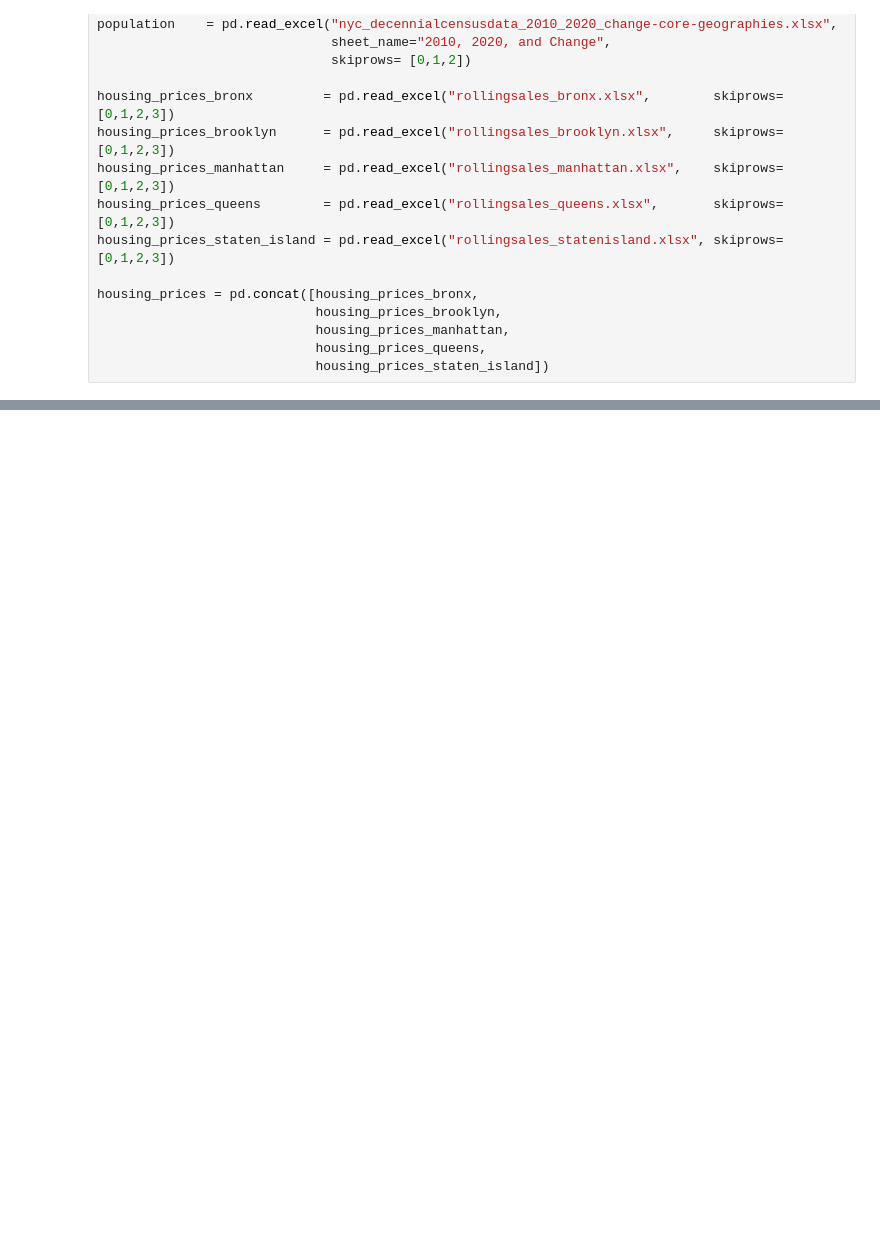
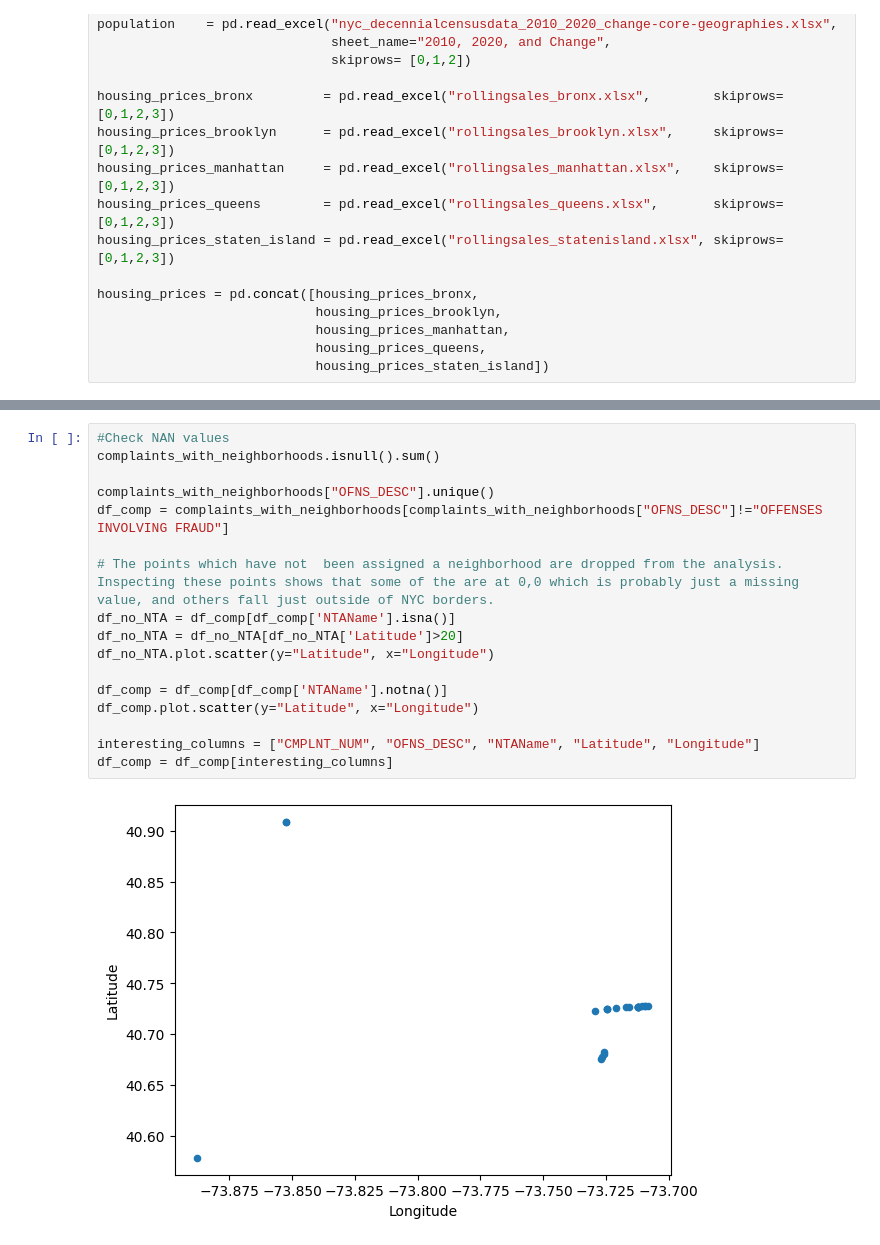
Before and after one commit to 20181867/AirBnBKnowledge, a Jupyter notebook: full_analysis.ipynb, the cells around one changed output, grey strips where cells are left out. Cells and saved outputs as stored; diff of their text form; blank space fills up the shorter version.

```diff
--- a/full_analysis.ipynb
+++ b/full_analysis.ipynb
@@ -285,0 +115,19 @@ fig.show()
+# %%
+#Check NAN values
+complaints_with_neighborhoods.isnull().sum()
+
+complaints_with_neighborhoods["OFNS_DESC"].unique()
+df_comp = complaints_with_neighborhoods[complaints_with_neighborhoods["OFNS_DESC"]!="OFFENSES INVOLVING FRAUD"]
+
+# The points which have not  been assigned a neighborhood are dropped from the analysis. Inspecting these points shows that some of the are at 0,0 which is probably just a missing value, and others fall just outside of NYC borders.
+df_no_NTA = df_comp[df_comp['NTAName'].isna()]
+df_no_NTA = df_no_NTA[df_no_NTA['Latitude']>20]
+df_no_NTA.plot.scatter(y="Latitude", x="Longitude")
+
+df_comp = df_comp[df_comp['NTAName'].notna()]
+df_comp.plot.scatter(y="Latitude", x="Longitude")
+
+interesting_columns = ["CMPLNT_NUM", "OFNS_DESC", "NTAName", "Latitude", "Longitude"]
+df_comp = df_comp[interesting_columns]
+# %% [output]
+[figure, added]
```
Also changed, not shown: parts of 52 cells of this notebook.
